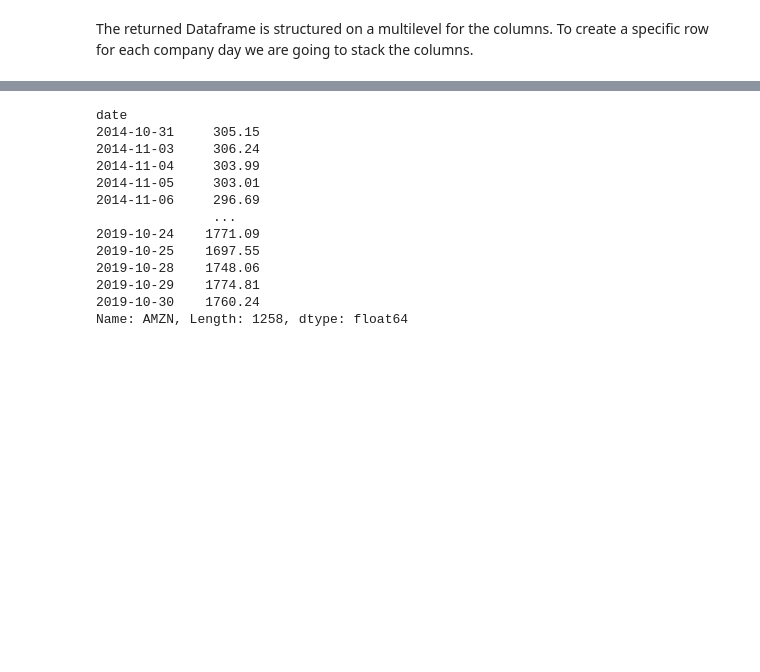
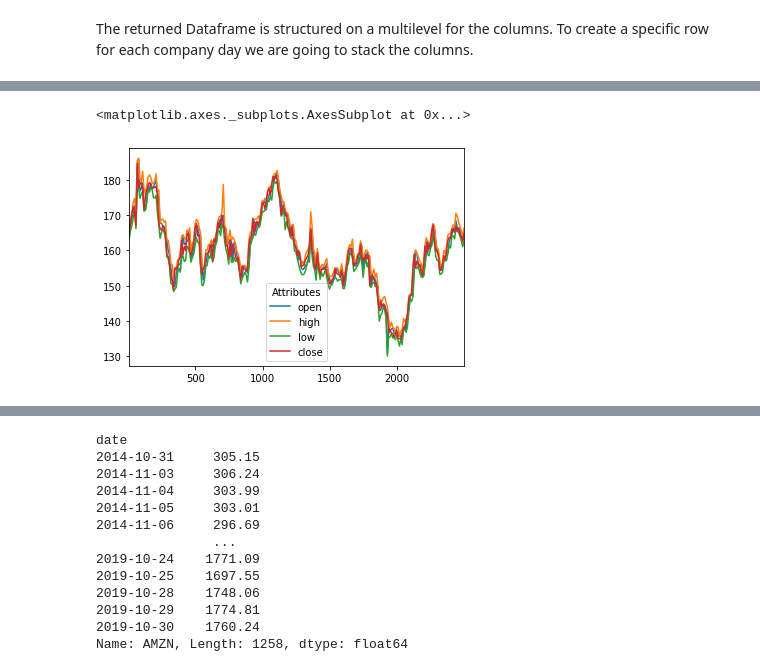
Before and after one commit to GabrielSGoncalves/serverless_etl_medium, a Jupyter notebook: Notebook_1_Creating_SP500_database.ipynb, the cells around one changed output, grey strips where cells are left out. Drawn from its saved outputs; the diff is of its cells as text; code cells hidden in the pictures; blank space fills up the shorter version.

Commit message:
Started implementing apply to extract metrics from stock data

```diff
--- a/Notebook_1_Creating_SP500_database.ipynb
+++ b/Notebook_1_Creating_SP500_database.ipynb
@@ -45,7 +46,7 @@ There are a total of 505 companies listed on Standard & Poor's 500.<br>
 Next, we are going to iterate through each company, get their stock data from the past 5 years and concatenate on a dataframe
 # %%
 end_time = datetime.now()
-start_time = datetime(end_time.year - 5, end_time.month , end_time.day)
+start_time = datetime(end_time.year - 1, end_time.month , end_time.day)
 print(end_time)
 print(start_time)
 # %% [output]
@@ -107,4 +57,4 @@ Testing the IEX API fetch of multiple companies
 # %%
-stock_10_df = web.DataReader(list_sp500[:10],'iex', start_time, end_time)
-stock_10_df
+stock_20_df = web.DataReader(list_sp500[:10],'iex', start_time, end_time)
+stock_20_df
 # %% [output]
@@ -130,3 +82,6 @@ Length: 62900, dtype: float64
 # %% [markdown]
 The returned Dataframe is structured on a multilevel for the columns.
 To create a specific row for each company day we are going to stack the columns.
+# %%
+df_stacked = stock_20_df.stack()
+df_stacked
@@ -132,0 +103,3 @@ To create a specific row for each company day we are going to stack the columns.
+# %%
+df_stacked = df_stacked.reset_index().sort_values(by=['Symbols', 'date'])
+df_stacked
@@ -132,0 +122,5 @@ To create a specific row for each company day we are going to stack the columns.
+# %%
+df_stacked[df_stacked.Symbols == 'AAP'][['open', 'high', 'low', 'close']].plot()
+# %% [output]
+<matplotlib.axes._subplots.AxesSubplot at 0x...>
+[figure, added]
```
Also changed, not shown: parts of 21 cells of this notebook, 3 other files.
